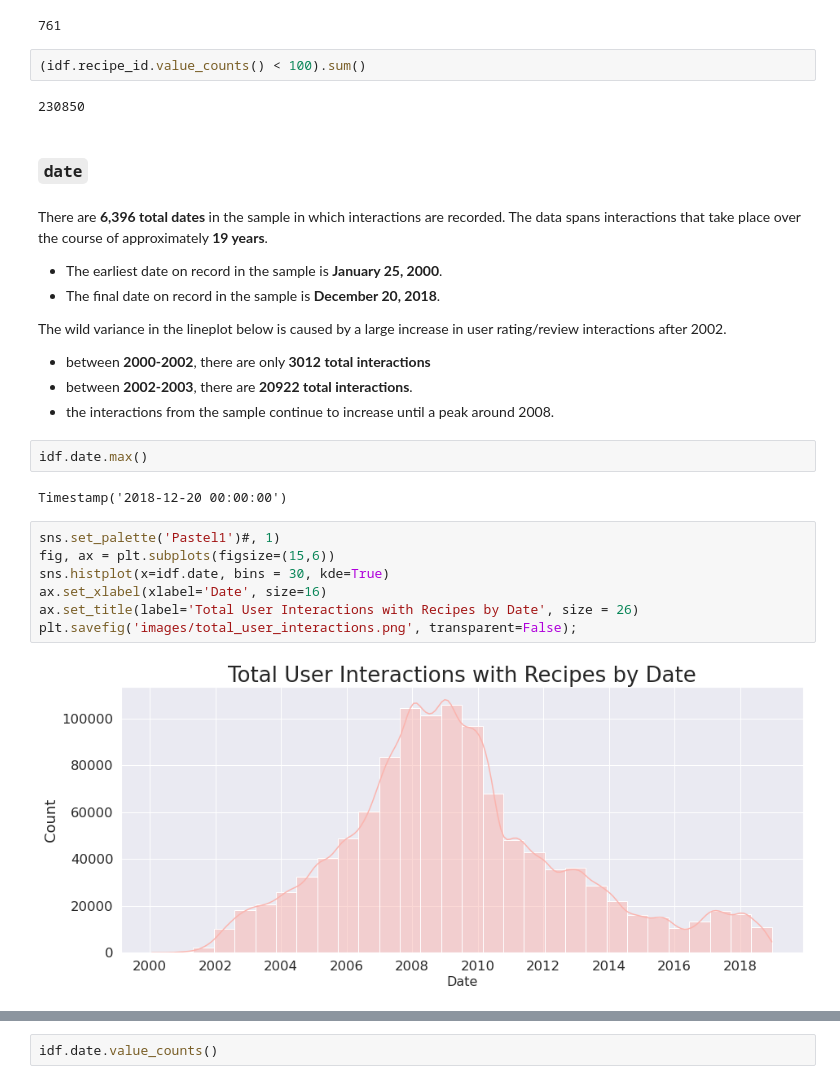
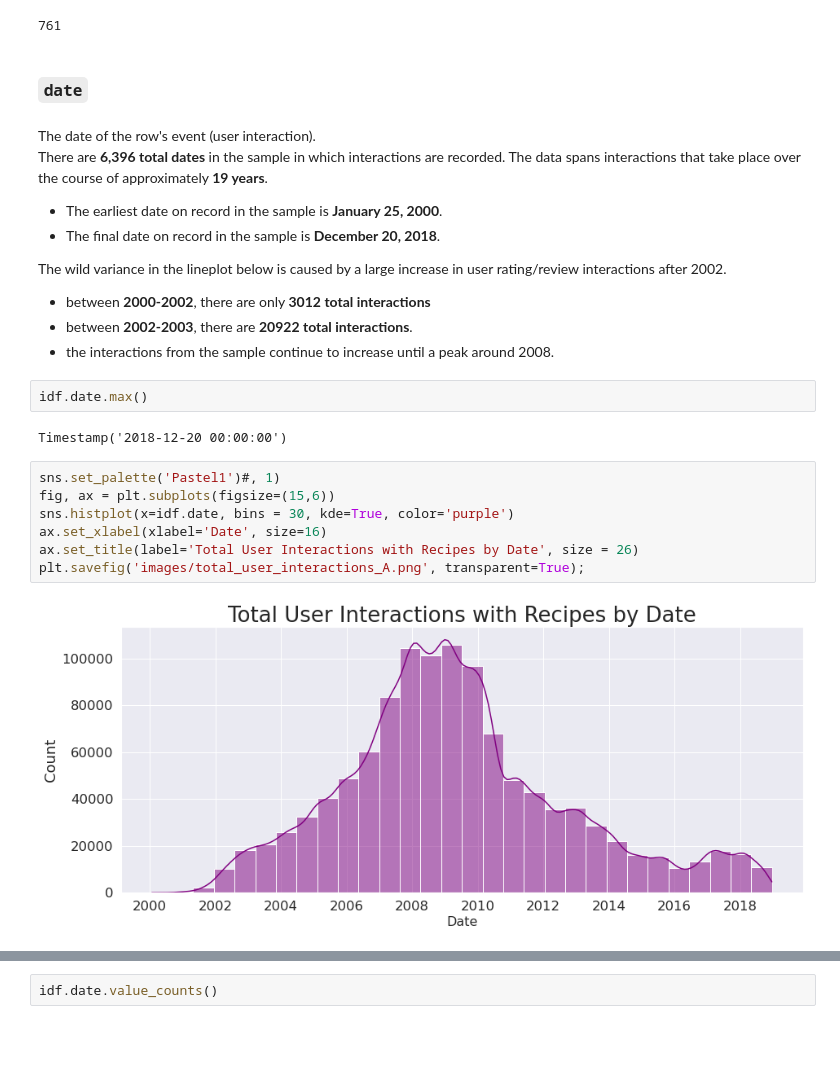
Before and after one commit to mike-flanagan/recipe-book, a Jupyter notebook: MF_Recipe_RecSystem_Notebook.ipynb, the cells around one changed output, grey strips where cells are left out. Cells and saved outputs as stored; diff of their text form; blank space fills up the shorter version.

```diff
--- a/MF_Recipe_RecSystem_Notebook.ipynb
+++ b/MF_Recipe_RecSystem_Notebook.ipynb
@@ -331,13 +347,10 @@ ax[1].set_title(label='Recipes with Highest User Interaction', size = 20);
 ((idf.recipe_id.value_counts() > 100) & (idf.recipe_id.value_counts() < 1000)).sum()
 # %% [output]
 761
-# %%
-(idf.recipe_id.value_counts() < 100).sum()
-# %% [output]
-230850
 # %% [markdown]
 ### `date`
 # %% [markdown]
+The date of the row's event (user interaction).
 There are **6,396 total dates** in the sample in which interactions are recorded. The data spans interactions that take place over the course of approximately **19 years**.
 - The earliest date on record in the sample is **January 25, 2000**.
 - The final date on record in the sample is **December 20, 2018**.
@@ -353,12 +366,12 @@ Timestamp('2018-12-20 00:00:00')
 # %%
 sns.set_palette('Pastel1')#, 1)
 fig, ax = plt.subplots(figsize=(15,6))
-sns.histplot(x=idf.date, bins = 30, kde=True)
+sns.histplot(x=idf.date, bins = 30, kde=True, color='purple')
 ax.set_xlabel(xlabel='Date', size=16)
 ax.set_title(label='Total User Interactions with Recipes by Date', size = 26)
-plt.savefig('images/total_user_interactions.png', transparent=False);
+plt.savefig('images/total_user_interactions_A.png', transparent=True);
 # %% [output]
-[figure, old version]
+[figure, new version]
 # %%
 yearly_rating_avg = [idf[(idf['date'] >= '2000-01-25') & (idf['date'] <= '2000-12-31')].rating.mean(),
                      idf[(idf['date'] >= '2001-01-01') & (idf['date'] <= '2001-12-31')].rating.mean(),
```
Also changed, not shown: parts of 99 cells of this notebook, 6 other files.
